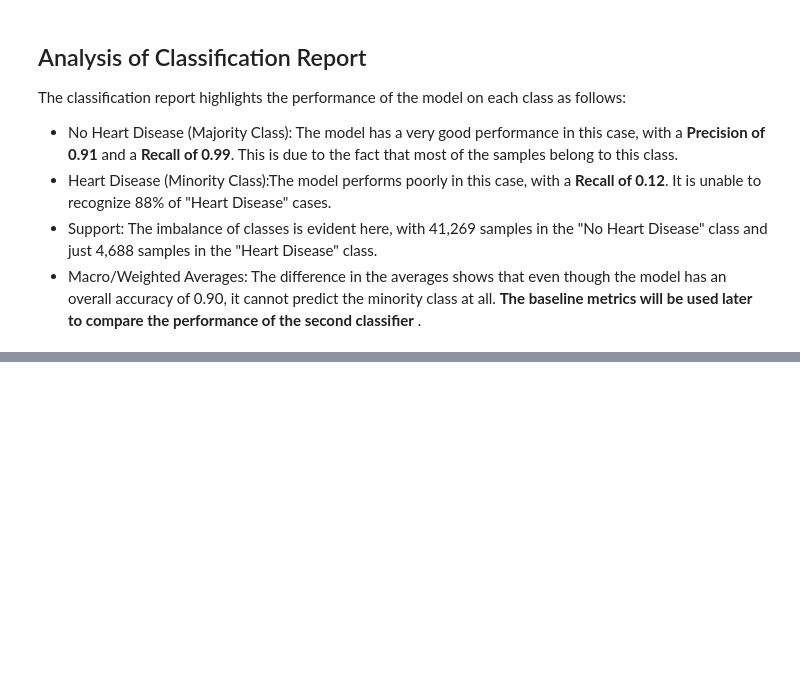
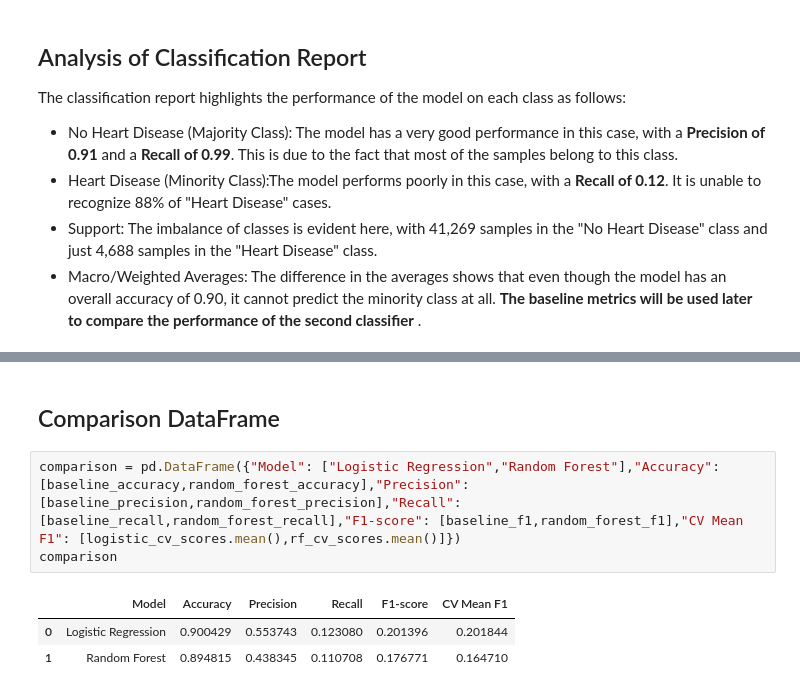
Before and after one commit to LunaYahya/AI-Training, a Jupyter notebook: Project/day1_2_note.ipynb, the cells around one changed output, grey strips where cells are left out. Saved outputs shown, nothing was run; the diff lists cells and outputs as text; blank space fills up the shorter version.

```diff
--- a/Project/day1_2_note.ipynb
+++ b/Project/day1_2_note.ipynb
@@ -602,0 +755,9 @@ The classification report highlights the performance of the model on each class
+# %% [markdown]
+## Comparison DataFrame
+# %%
+comparison = pd.DataFrame({"Model": ["Logistic Regression","Random Forest"],"Accuracy": [baseline_accuracy,random_forest_accuracy],"Precision": [baseline_precision,random_forest_precision],"Recall": [baseline_recall,random_forest_recall],"F1-score": [baseline_f1,random_forest_f1],"CV Mean F1": [logistic_cv_scores.mean(),rf_cv_scores.mean()]})
+comparison
+# %% [output]
+|  | Model | Accuracy | Precision | Recall | F1-score | CV Mean F1 |
+| 0 | Logistic Regression | 0.900429 | 0.553743 | 0.123080 | 0.201396 | 0.201844 |
+| 1 | Random Forest | 0.894815 | 0.438345 | 0.110708 | 0.176771 | 0.164710 |
```
Also changed, not shown: parts of 28 cells of this notebook.
